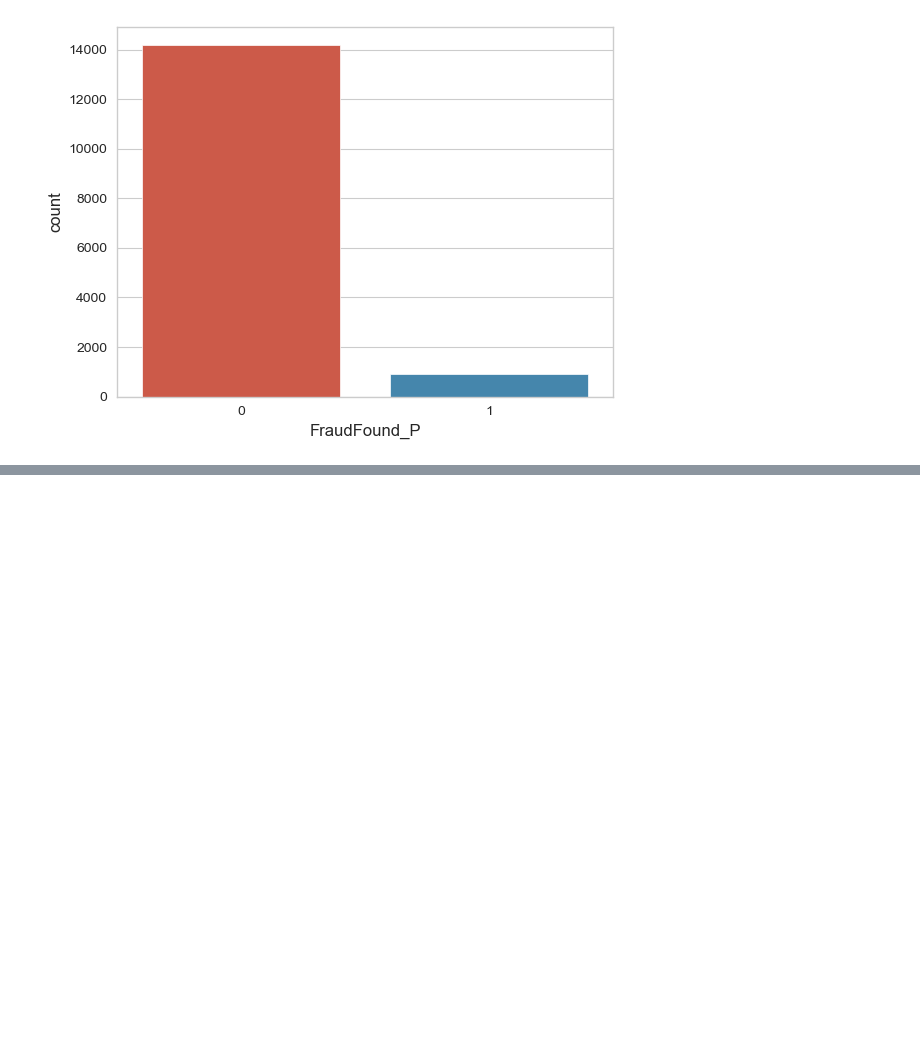
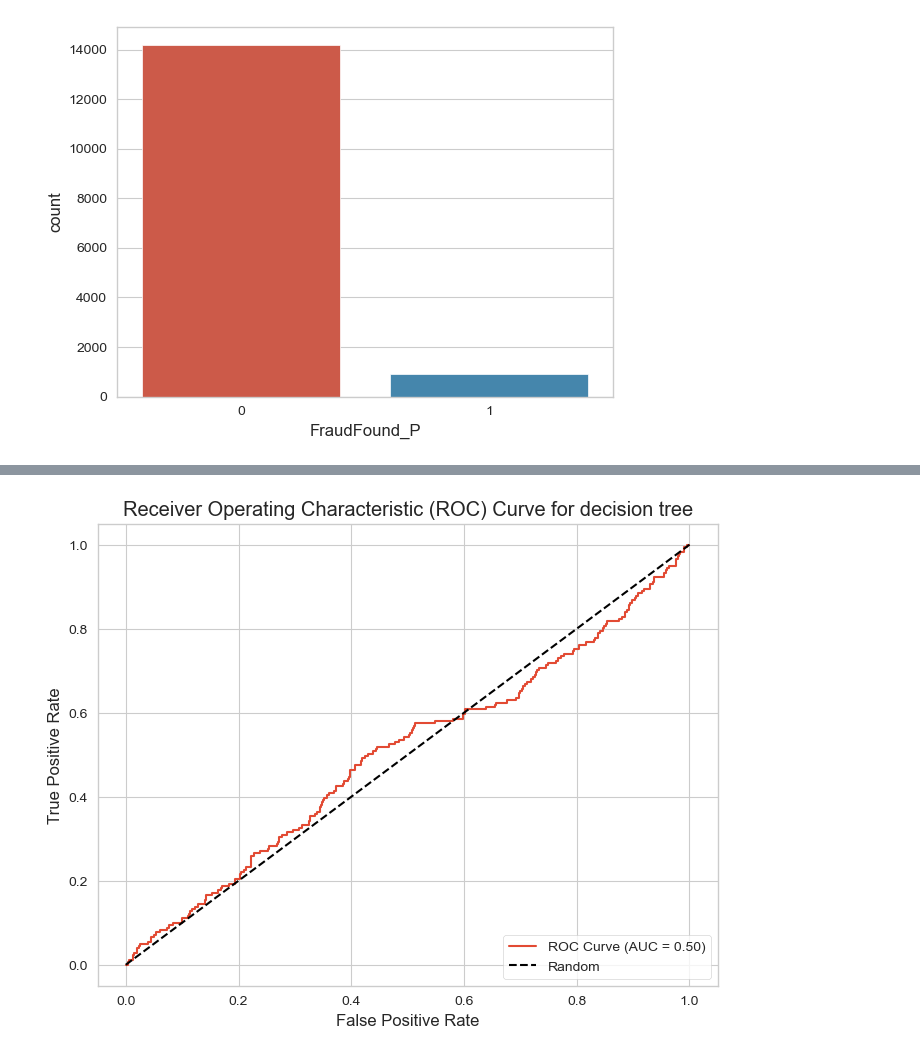
Before and after one commit to arianaira/vehicle-claim-fraud-detection, a Jupyter notebook: vehicle-claim-fraud-detection.ipynb, the cells around one changed output, grey strips where cells are left out. Cells and saved outputs as stored; diff of their text form; code cells hidden in the pictures; blank space fills up the shorter version.

```diff
--- a/vehicle-claim-fraud-detection.ipynb
+++ b/vehicle-claim-fraud-detection.ipynb
@@ -536,0 +743,14 @@ Please also refer to the documentation for alternative solver options:
+# %%
+from sklearn.svm import SVC
+svm = SVC(kernel='rbf', probability=True)
+svm.fit(X_train, y_train)
+y_pred = svm.predict(X_test)
+accuracy = accuracy_score(y_test, y_pred)
+print("SVM Acuuracy :", accuracy)
+cv = StratifiedKFold(n_splits=5, shuffle=True, random_state=42)
+scores = cross_val_score(svm, X_resampled, y_resampled, cv=cv)
+print("Cross-validation scores:", scores)
+mean_score = scores.mean()
+print("Mean accuracy:", mean_score)
+print(confusion_matrix(y_test, y_pred))
+print(classification_report(y_test, y_pred))
@@ -536,0 +771,14 @@ Please also refer to the documentation for alternative solver options:
+# %%
+y_pred_prob = svm.predict_proba(X_test)[:, 1]
+fpr, tpr, thresholds = roc_curve(y_test, y_pred_prob)
+auc = roc_auc_score(y_test, y_pred_prob)
+plt.figure(figsize=(8, 6))
+plt.plot(fpr, tpr, label=f'ROC Curve (AUC = {auc:.2f})')
+plt.plot([0, 1], [0, 1], 'k--', label='Random')
+plt.xlabel('False Positive Rate')
+plt.ylabel('True Positive Rate')
+plt.title('Receiver Operating Characteristic (ROC) Curve for decision tree')
+plt.legend(loc='lower right')
+plt.show()
+# %% [output]
+[figure, added]
```
Also changed, not shown: parts of 64 cells of this notebook, 1 other file.
